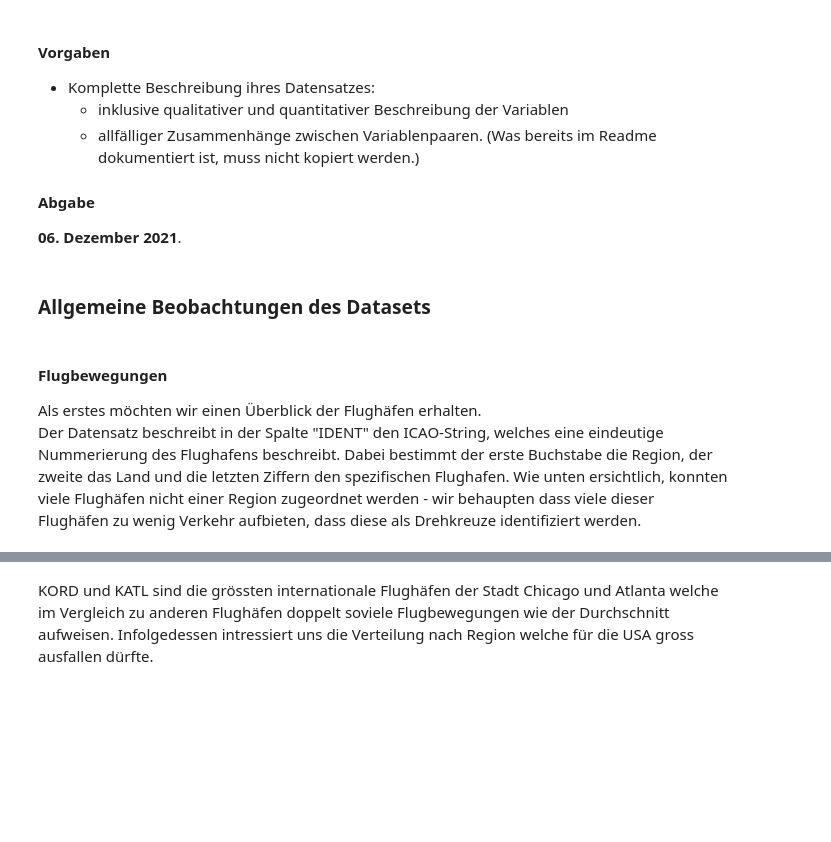
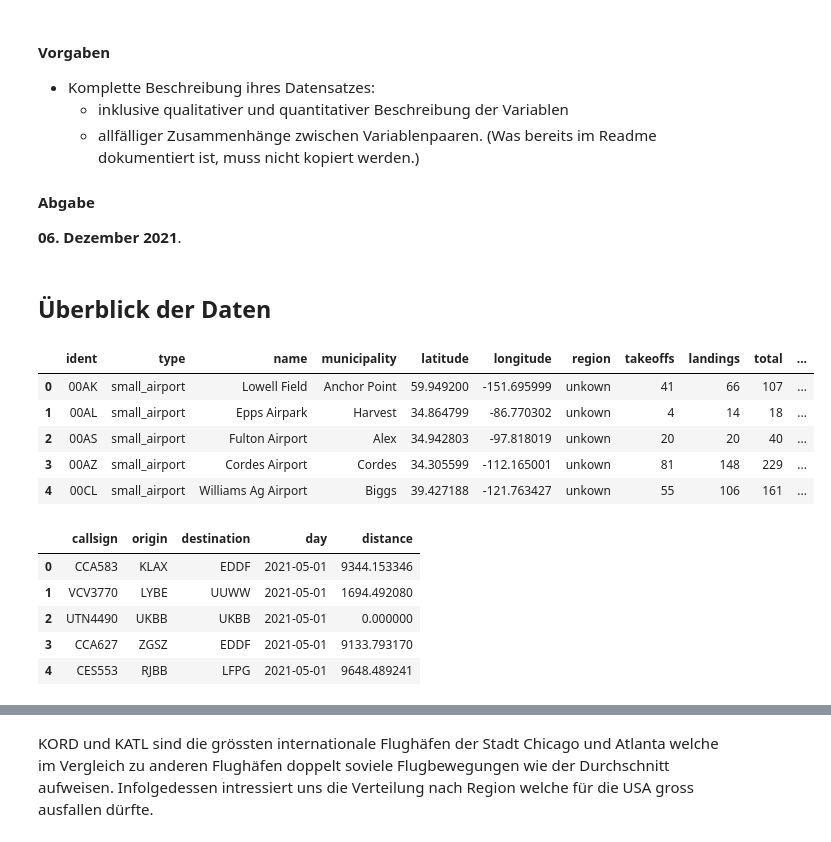
Before and after one commit to marcschny/DataStory_AirplaneHubs, a Jupyter notebook: AirplaneHubs/DataStory_DescriptiveStats.ipynb, the cells around one changed output, grey strips where cells are left out. Saved outputs shown, nothing was run; the diff lists cells and outputs as text; code cells hidden in the pictures; blank space fills up the shorter version.

```diff
--- a/AirplaneHubs/DataStory_DescriptiveStats.ipynb
+++ b/AirplaneHubs/DataStory_DescriptiveStats.ipynb
@@ -19,9 +19,23 @@ import matplotlib.pyplot as plt
 import descriptive_stats as ds
 df_a = ds.load_airports()
 df_f = ds.load_flights()
-# %% [markdown]
-### Allgemeine Beobachtungen des Datasets
-# %% [markdown]
-#### Flugbewegungen
-Als erstes möchten wir einen Überblick der Flughäfen erhalten. <br>
-Der Datensatz beschreibt in der Spalte "IDENT" den ICAO-String, welches eine eindeutige Nummerierung des Flughafens beschreibt. Dabei bestimmt der erste Buchstabe die Region, der zweite das Land und die letzten Ziffern den spezifischen Flughafen. Wie unten ersichtlich, konnten viele Flughäfen nicht einer Region zugeordnet werden - wir behaupten dass viele dieser Flughäfen zu wenig Verkehr aufbieten, dass diese als Drehkreuze identifiziert werden.
+# %% [markdown]
+## Überblick der Daten
+# %%
+df_a.head()
+# %% [output]
+|  | ident | type | name | municipality | latitude | longitude | region | takeoffs | landings | total | ... |
+| 0 | 00AK | small_airport | Lowell Field | Anchor Point | 59.949200 | -151.695999 | unkown | 41 | 66 | 107 | ... |
+| 1 | 00AL | small_airport | Epps Airpark | Harvest | 34.864799 | -86.770302 | unkown | 4 | 14 | 18 | ... |
+| 2 | 00AS | small_airport | Fulton Airport | Alex | 34.942803 | -97.818019 | unkown | 20 | 20 | 40 | ... |
+| 3 | 00AZ | small_airport | Cordes Airport | Cordes | 34.305599 | -112.165001 | unkown | 81 | 148 | 229 | ... |
+| 4 | 00CL | small_airport | Williams Ag Airport | Biggs | 39.427188 | -121.763427 | unkown | 55 | 106 | 161 | ... |
+# %%
+df_f.head()
+# %% [output]
+|  | callsign | origin | destination | day | distance |
+| 0 | CCA583 | KLAX | EDDF | 2021-05-01 | 9344.153346 |
+| 1 | VCV3770 | LYBE | UUWW | 2021-05-01 | 1694.492080 |
+| 2 | UTN4490 | UKBB | UKBB | 2021-05-01 | 0.000000 |
+| 3 | CCA627 | ZGSZ | EDDF | 2021-05-01 | 9133.793170 |
+| 4 | CES553 | RJBB | LFPG | 2021-05-01 | 9648.489241 |
```
Also changed, not shown: parts of 20 cells of this notebook, 1 other file.
